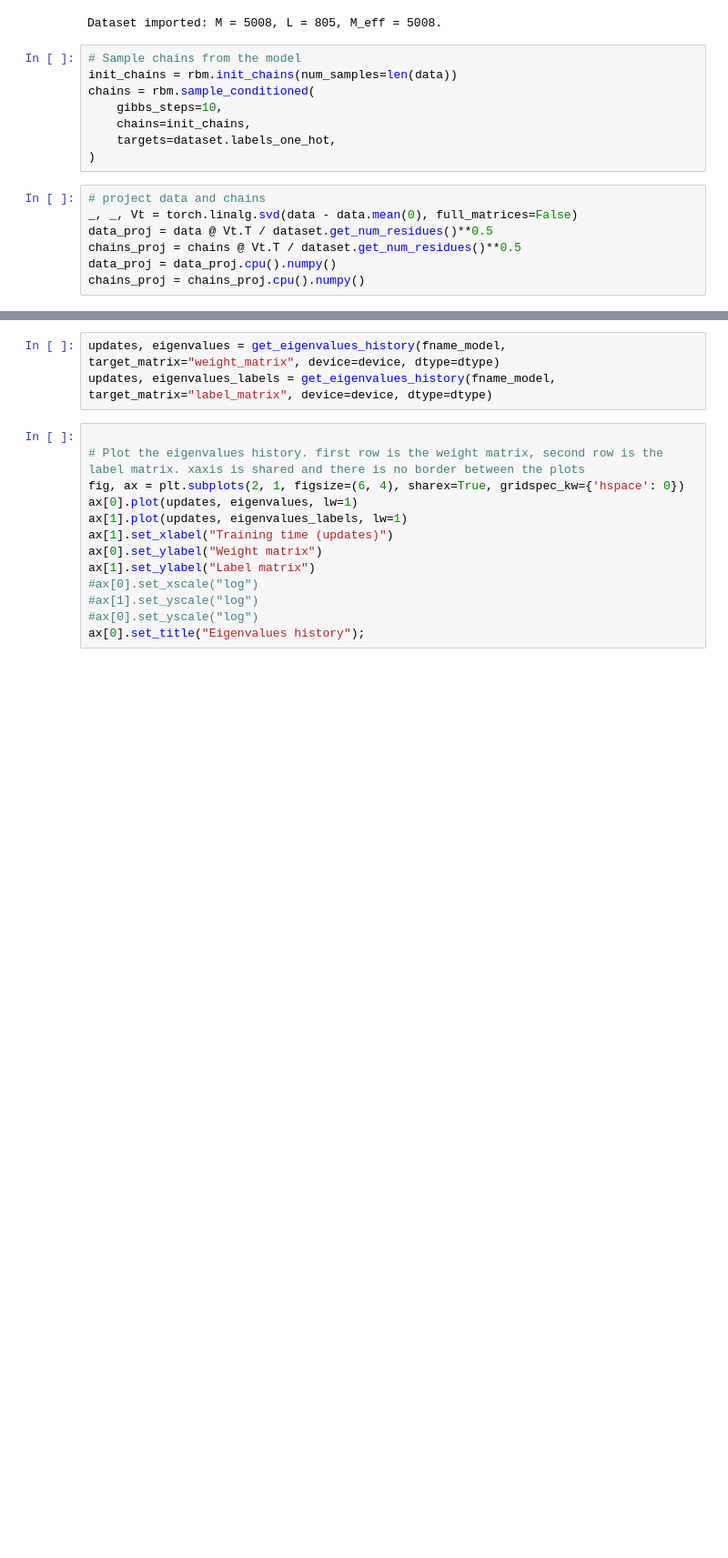
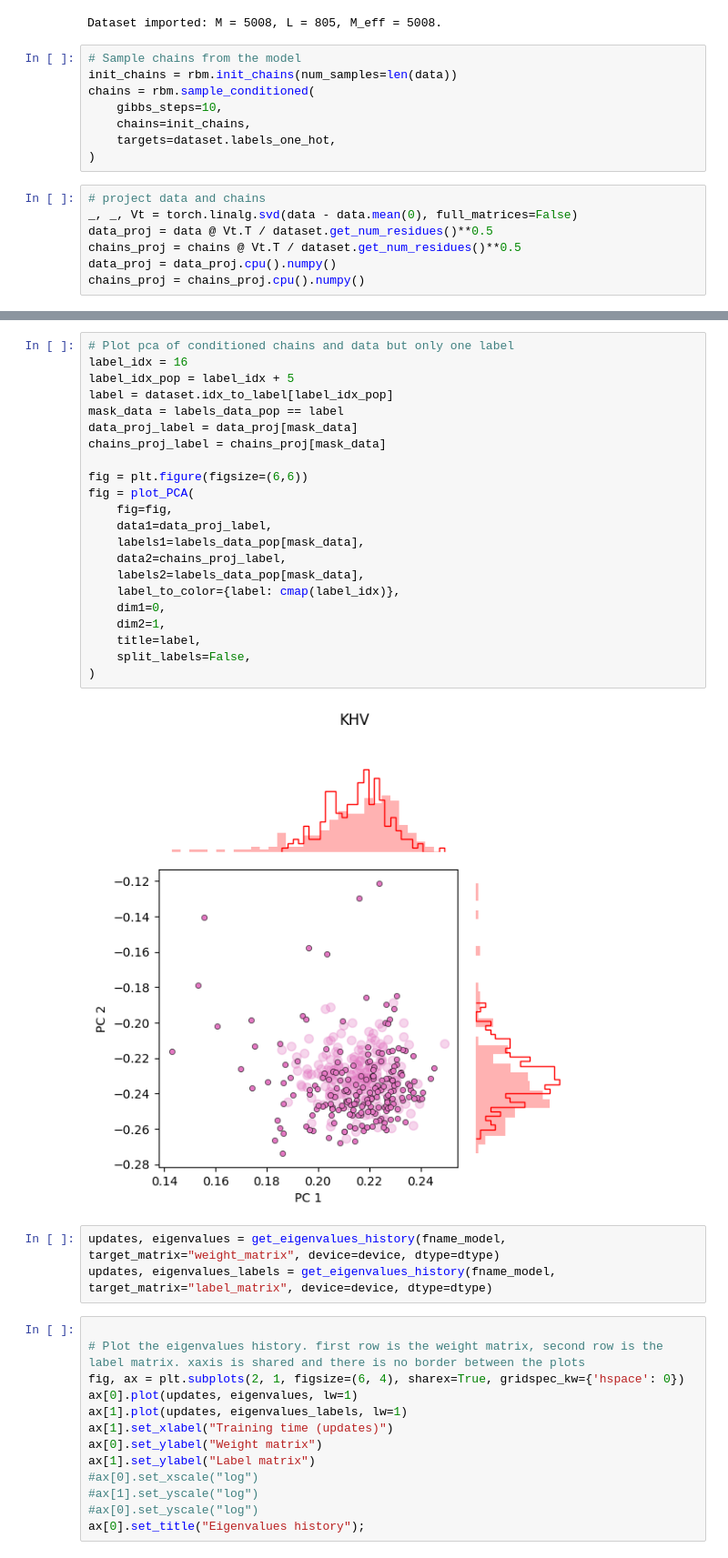
Before and after one commit to DsysDML/FeF, a Jupyter notebook: develop.ipynb, the cells around one changed output, grey strips where cells are left out. Shown at 91% size. Cells and saved outputs as stored; diff of their text form; blank space fills up the shorter version.

```diff
--- a/develop.ipynb
+++ b/develop.ipynb
@@ -113,3 +113,27 @@ fig = plot_PCA(
+# %%
+# Plot pca of conditioned chains and data but only one label
+label_idx = 16
+label_idx_pop = label_idx + 5
+label = dataset.idx_to_label[label_idx_pop]
+mask_data = labels_data_pop == label
+data_proj_label = data_proj[mask_data]
+chains_proj_label = chains_proj[mask_data]
+
+fig = plt.figure(figsize=(6,6))
+fig = plot_PCA(
+    fig=fig,
+    data1=data_proj_label,
+    labels1=labels_data_pop[mask_data],
+    data2=chains_proj_label,
+    labels2=labels_data_pop[mask_data],
+    label_to_color={label: cmap(label_idx)},
+    dim1=0,
+    dim2=1,
+    title=label,
+    split_labels=False,
+)
+# %% [output]
+[figure, added]
 # %%
 updates, eigenvalues = get_eigenvalues_history(fname_model, target_matrix="weight_matrix", device=device, dtype=dtype)
 updates, eigenvalues_labels = get_eigenvalues_history(fname_model, target_matrix="label_matrix", device=device, dtype=dtype)
```
Also changed, not shown: parts of 8 cells of this notebook, 5 other files.
